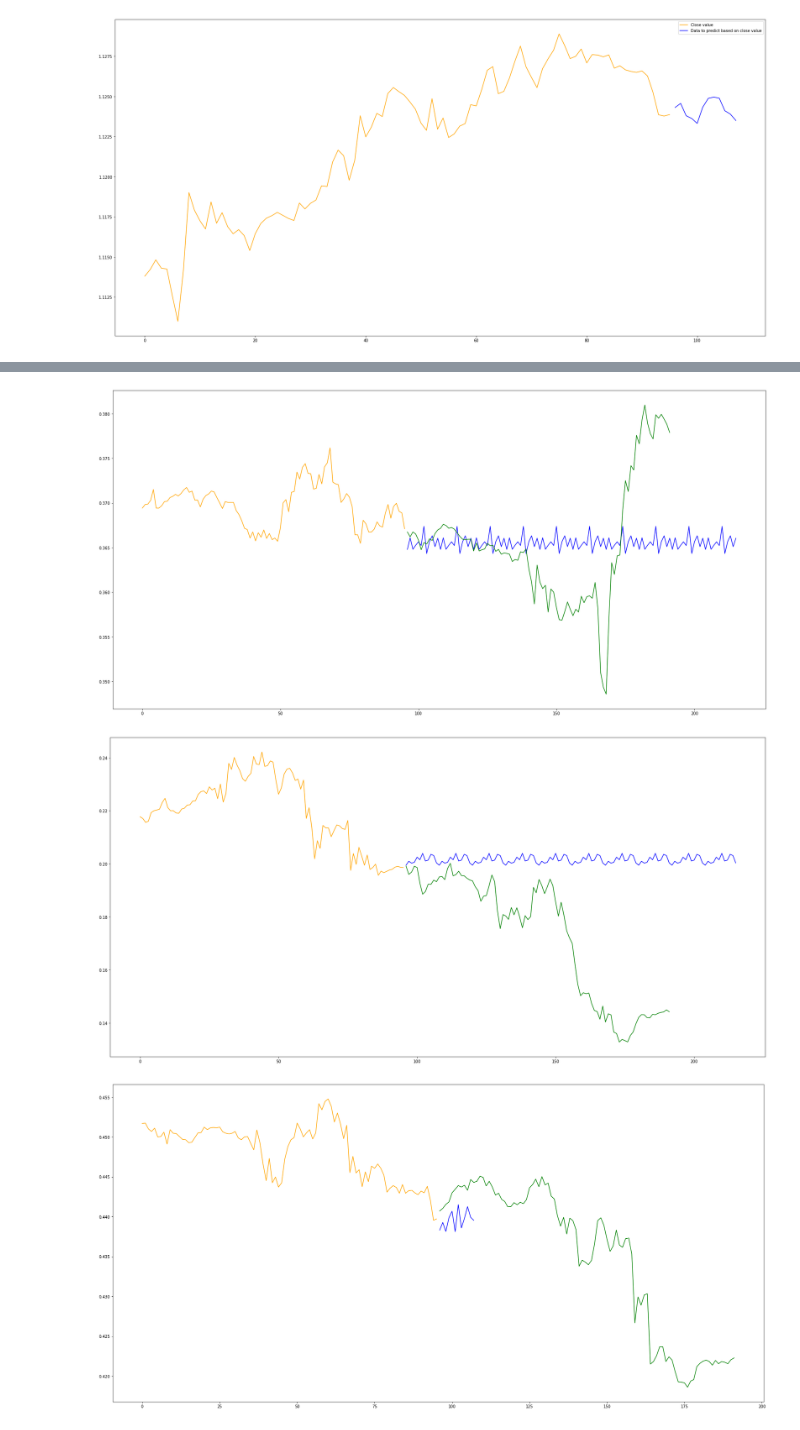
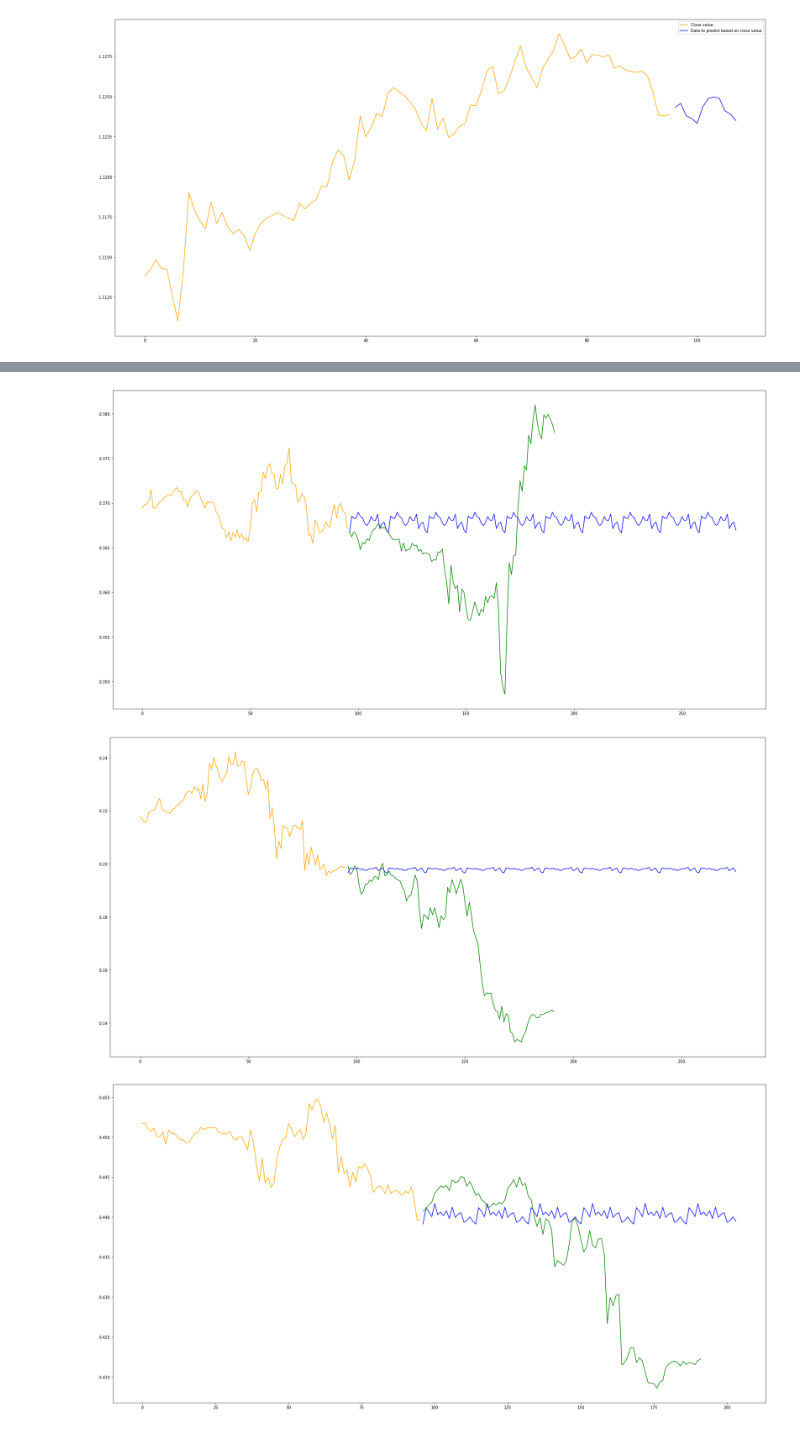
Before and after one commit to aerfio/magisterka, a Jupyter notebook: tds.ipynb, the cells around one changed output, grey strips where cells are left out. Drawn from its saved outputs; the diff is of its cells as text; code cells hidden in the pictures.

```diff
--- a/tds.ipynb
+++ b/tds.ipynb
@@ -13,9 +13,9 @@ from tensorflow.keras.preprocessing.sequence import TimeseriesGenerator
 num_prediction = 120
 look_back = 4 * 24
 num_epochs = 5
-seq_len = 12 # 4*1.5
+seq_len = 18
 batch_size=256
-loss="mse"
+loss="mae"
 # %%
 # url = "./datasets/DAT_ASCII_EURUSD_M1_2018.csv"
 # df = pd.read_csv(url, names=list(["date","open", "high", "low", "close", "volume"]), header=None, sep=";")
@@ -134,7 +134,8 @@ from tensorflow.keras.layers import LSTM, Dense, Dropout, BatchNormalization, GR
 
 model = Sequential()
 
-model.add(Bidirectional(GRU(units=32),input_shape=(x_train_scaled.shape[1], 1)))
+model.add(Bidirectional(GRU(units=64, return_sequences=True),input_shape=(x_train_scaled.shape[1], 1)))
+model.add(GRU(64))
 model.add(Dense(units=seq_len+10, activation="relu"))
 model.add(Dense(units=seq_len, activation="linear"))
 model.compile(optimizer='adam', loss=loss)
@@ -215,12 +218,12 @@ def predictAndPlot(position=0, test=False, predictionPeriods=3):
 # %%
 predictAndPlot(8000, True, 10)
 # %% [output]
-[figure, old version]
+[figure, new version]
 # %%
 predictAndPlot(5000, False, 10)
 # %% [output]
-[figure, old version]
+[figure, new version]
 # %%
-predictAndPlot(1000, True, 1)
+predictAndPlot(1000, True, 6)
 # %% [output]
-[figure, old version]
+[figure, new version]
```
Also changed, not shown: parts of 5 cells of this notebook.
